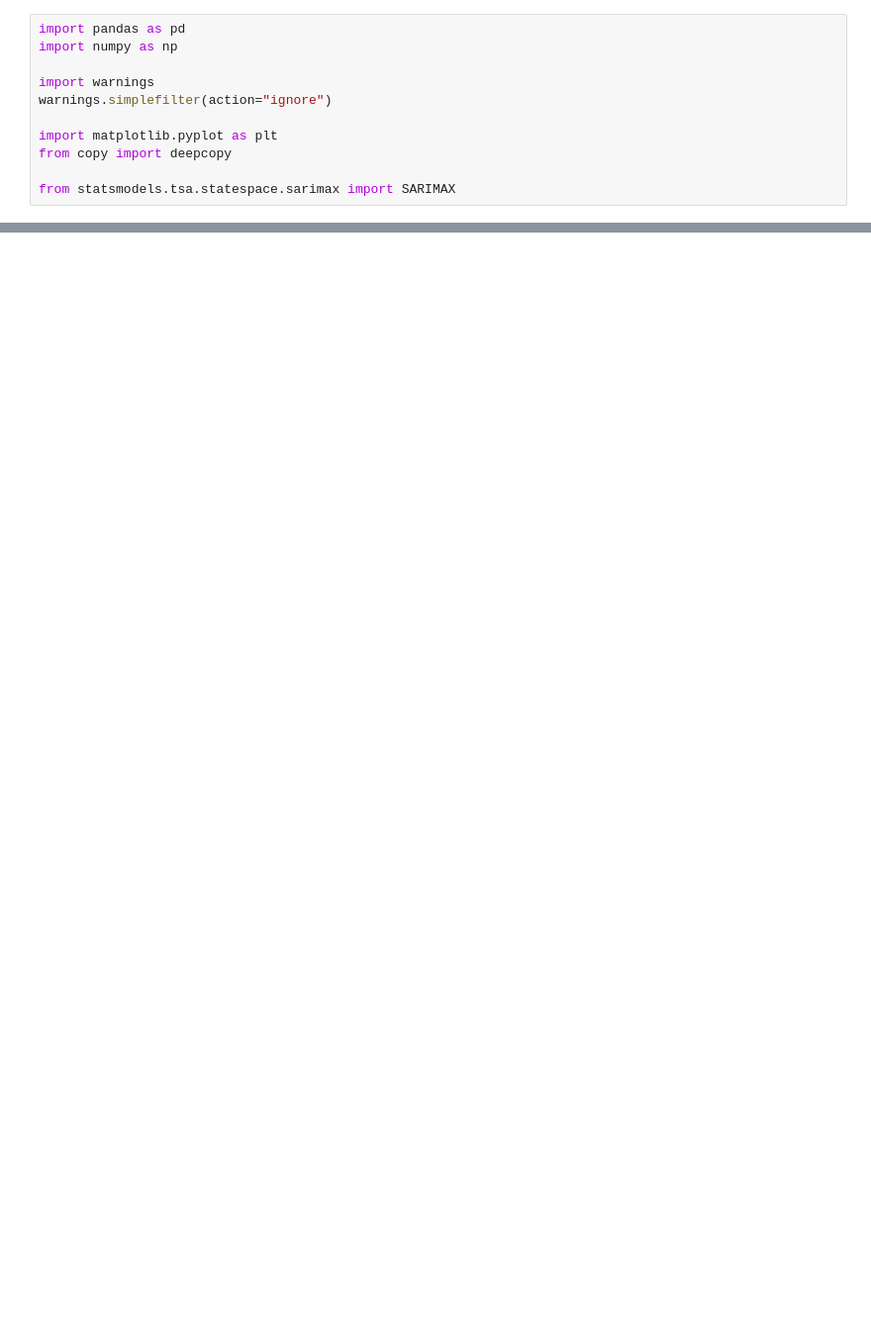
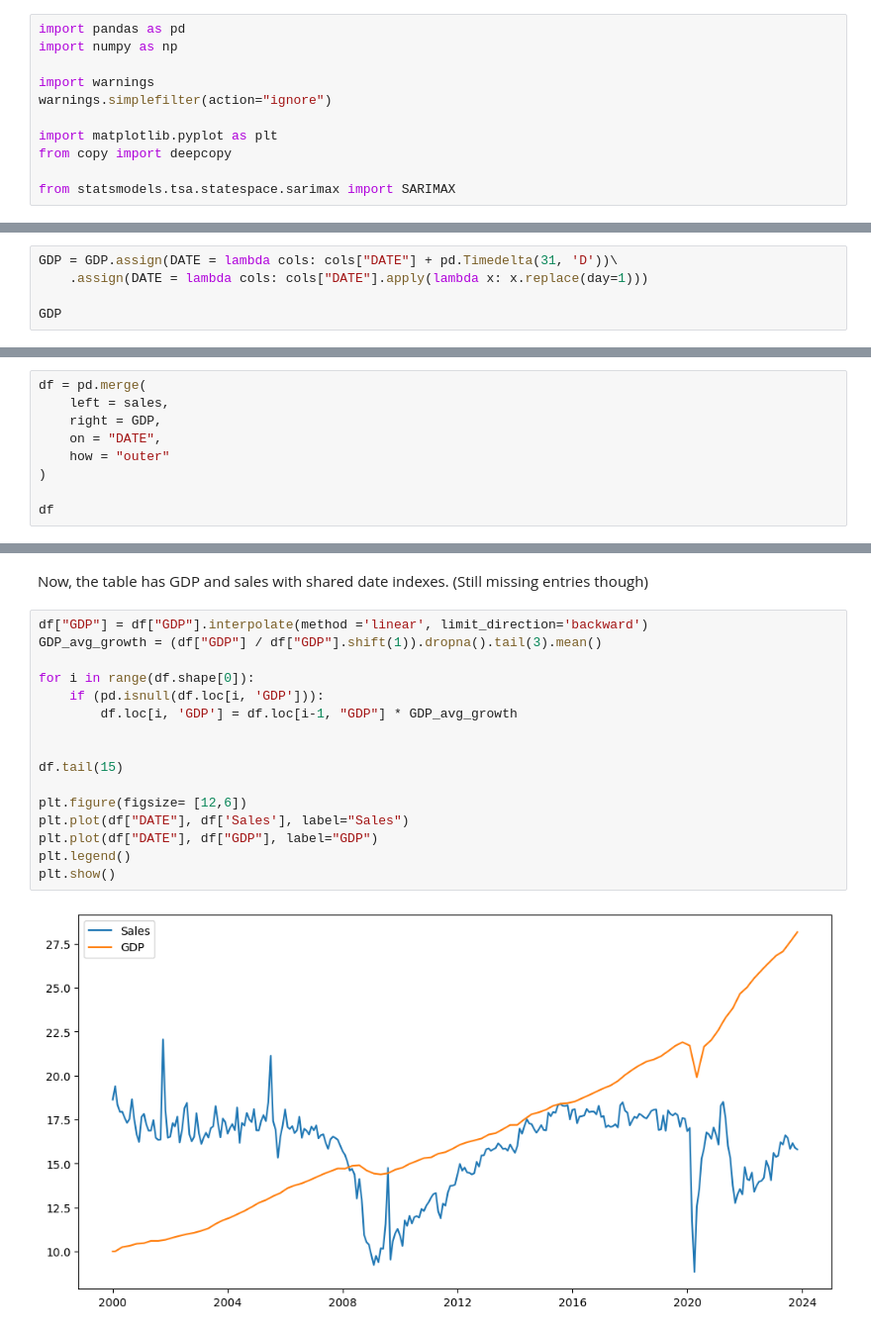
Before and after one commit to Waterfountain10/Microsoft-Stock-Prediction, a Jupyter notebook: ARIMA modeling-1.ipynb, the cells around one changed output, grey strips where cells are left out. Shown at 99% size. Saved outputs shown, nothing was run; the diff lists cells and outputs as text; blank space fills up the shorter version.

Commit message:
up until score method

```diff
--- a/ARIMA modeling-1.ipynb
+++ b/ARIMA modeling-1.ipynb
@@ -23,0 +45,5 @@ plt.show()
+# %%
+GDP = GDP.assign(DATE = lambda cols: cols["DATE"] + pd.Timedelta(31, 'D'))\
+    .assign(DATE = lambda cols: cols["DATE"].apply(lambda x: x.replace(day=1)))
+
+GDP
@@ -23,0 +64,9 @@ plt.show()
+# %%
+df = pd.merge(
+    left = sales,
+    right = GDP,
+    on = "DATE",
+    how = "outer"
+)
+
+df
@@ -23,0 +87,20 @@ plt.show()
+# %% [markdown]
+Now, the table has GDP and sales with shared date indexes. (Still missing entries though)
+# %%
+df["GDP"] = df["GDP"].interpolate(method ='linear', limit_direction='backward')
+GDP_avg_growth = (df["GDP"] / df["GDP"].shift(1)).dropna().tail(3).mean()
+
+for i in range(df.shape[0]):
+    if (pd.isnull(df.loc[i, 'GDP'])):
+        df.loc[i, 'GDP'] = df.loc[i-1, "GDP"] * GDP_avg_growth
+
+
+df.tail(15)
+
+plt.figure(figsize= [12,6])
+plt.plot(df["DATE"], df['Sales'], label="Sales")
+plt.plot(df["DATE"], df["GDP"], label="GDP")
+plt.legend()
+plt.show()
+# %% [output]
+[figure, added]
```
Also changed, not shown: parts of 12 cells of this notebook.
